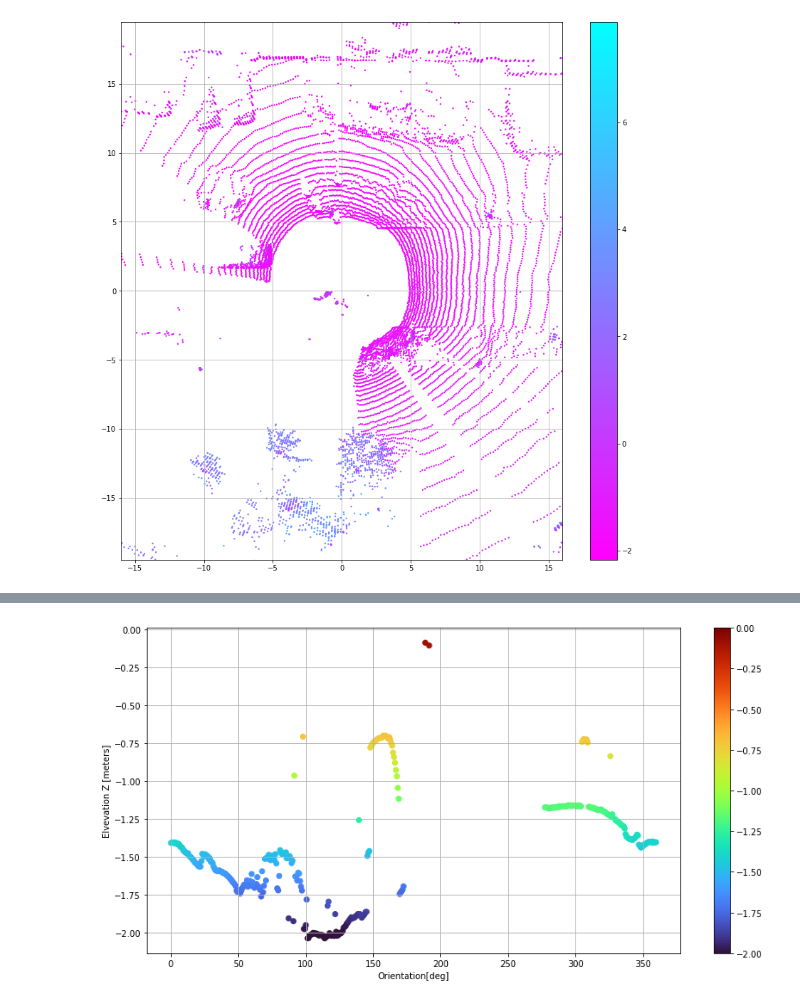
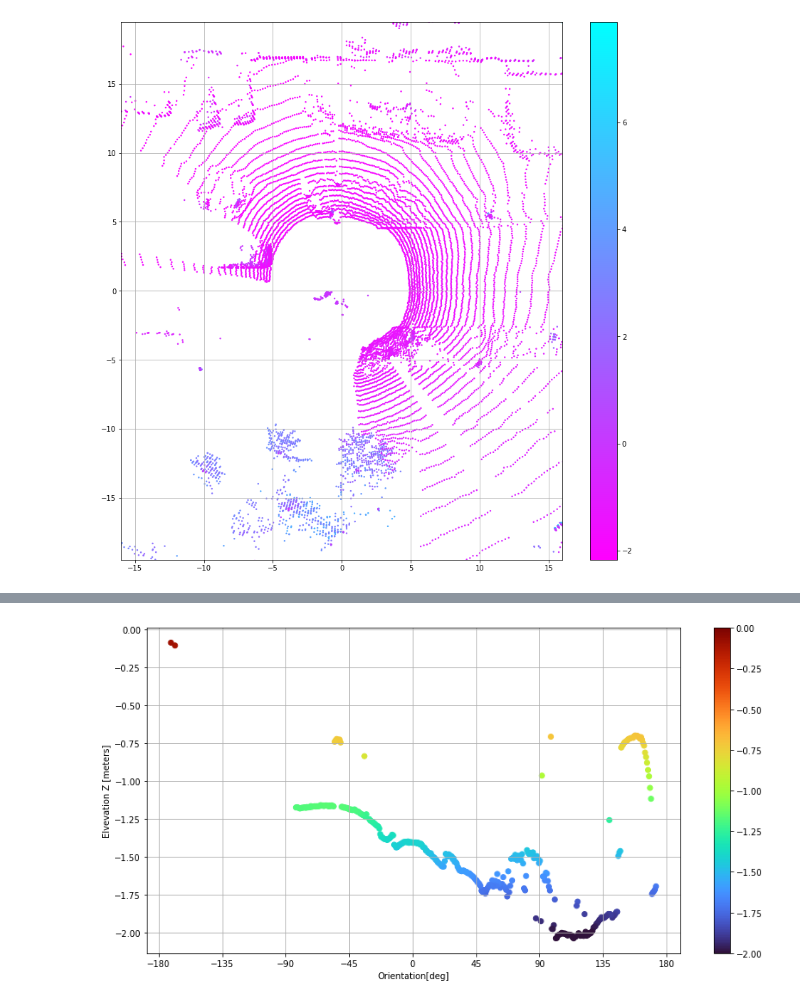
Before and after one commit to horverno/lidar-tinkering-ipython, a Jupyter notebook: x_equals_zero.ipynb, the cells around one changed output, grey strips where cells are left out. Drawn from its saved outputs; the diff is of its cells as text; code cells hidden in the pictures.

```diff
--- a/x_equals_zero.ipynb
+++ b/x_equals_zero.ipynb
@@ -53,13 +56,14 @@ plt.show()
 # %%
 fig3 = plt.figure(figsize=(1000*px, 500*px))
 ring_new_x = np.arctan2(lcpoints_1ring.y, lcpoints_1ring.x) / np.math.pi * 180
-ring_new_x = np.where(ring_new_x < 0, ring_new_x + 360, ring_new_x)
-# print(ring_new_x.astype(int))
+#ring_new_x = np.where(ring_new_x < 0, ring_new_x + 360, ring_new_x)
+#print(ring_new_x.astype(int))
 plt.scatter(ring_new_x, lcpoints_1ring.z, c = lcpoints_1ring.z, vmin = -2, vmax = 0, cmap=cm2)
+plt.xticks(np.arange(-180,181,45))
 plt.colorbar()
 plt.grid()
 plt.xlabel("Orientation[deg]")
 plt.ylabel("Elvevation Z [meters]")
 plt.show()
 # %% [output]
-[figure, old version]
+[figure, new version]
```
Also changed, not shown: parts of 10 cells of this notebook.
